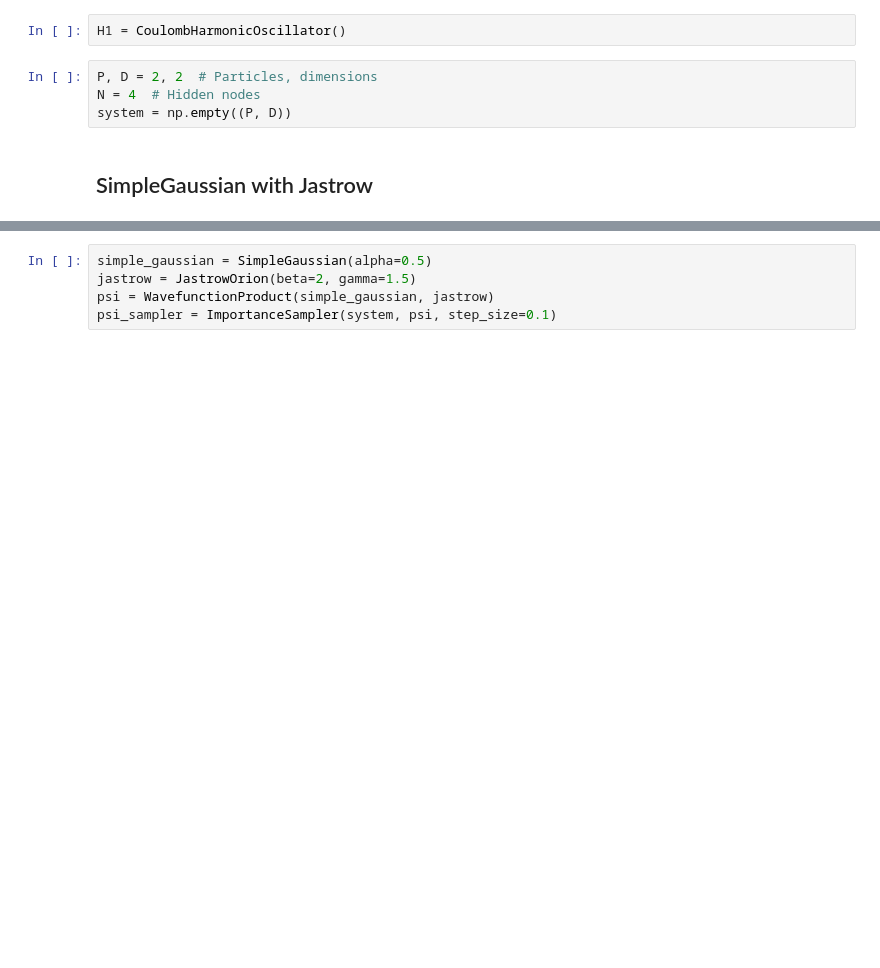
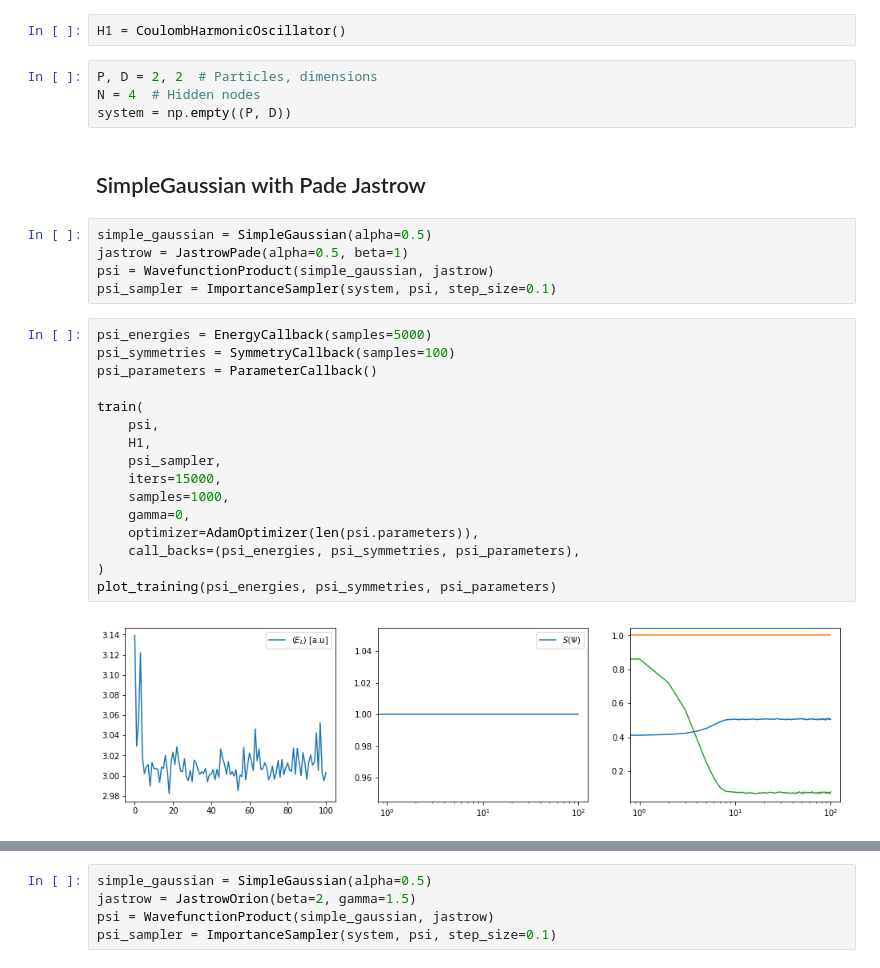
Before and after one commit to bsamseth/qflow, a Jupyter notebook: scripts/Quantum-dots-results.ipynb, the cells around one changed output, grey strips where cells are left out. Cells and saved outputs as stored; diff of their text form; blank space fills up the shorter version.

Commit message:
Update QD results with Pade Jastrow

```diff
--- a/scripts/Quantum-dots-results.ipynb
+++ b/scripts/Quantum-dots-results.ipynb
@@ -162,4 +199,27 @@ P, D = 2, 2  # Particles, dimensions
 N = 4  # Hidden nodes
 system = np.empty((P, D))
 # %% [markdown]
-## SimpleGaussian with Jastrow
+## SimpleGaussian with Pade Jastrow
+# %%
+simple_gaussian = SimpleGaussian(alpha=0.5)
+jastrow = JastrowPade(alpha=0.5, beta=1)
+psi = WavefunctionProduct(simple_gaussian, jastrow)
+psi_sampler = ImportanceSampler(system, psi, step_size=0.1)
+# %%
+psi_energies = EnergyCallback(samples=5000)
+psi_symmetries = SymmetryCallback(samples=100)
+psi_parameters = ParameterCallback()
+
+train(
+    psi,
+    H1,
+    psi_sampler,
+    iters=15000,
+    samples=1000,
+    gamma=0,
+    optimizer=AdamOptimizer(len(psi.parameters)),
+    call_backs=(psi_energies, psi_symmetries, psi_parameters),
+)
+plot_training(psi_energies, psi_symmetries, psi_parameters)
+# %% [output]
+[figure, added]
```
Also changed, not shown: parts of 34 cells of this notebook.
